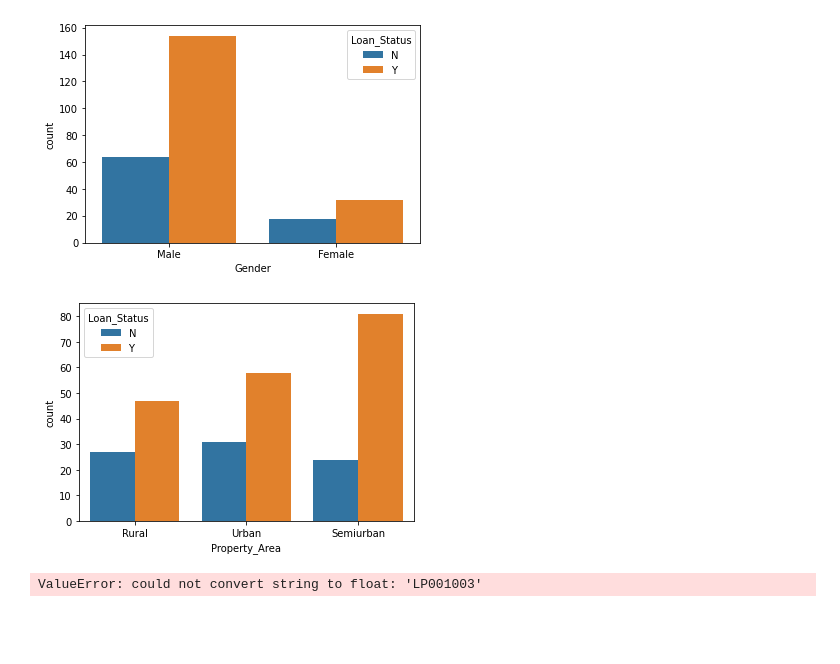
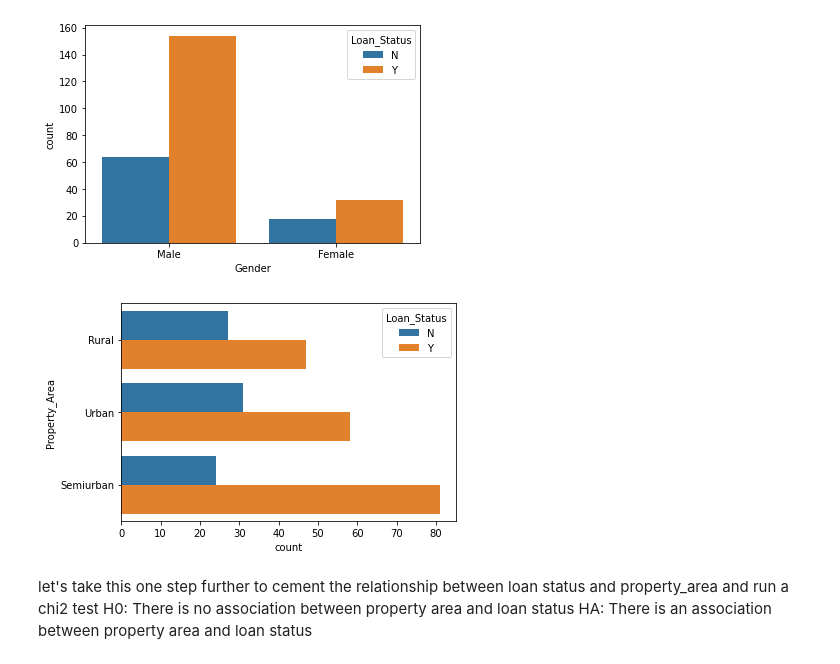
Before and after one commit to SLawsonWoods/Loan_Status_Classification_Project, a Jupyter notebook: my_project.ipynb, the cells around one changed output. Drawn from its saved outputs; the diff is of its cells as text; code cells hidden in the pictures; blank space fills up the shorter version.

```diff
--- a/my_project.ipynb
+++ b/my_project.ipynb
@@ -247,13 +292,12 @@ plt.show()
 # %% [output]
 [figure]
 # %%
-# plot payment_type by churnn in a countplot
-sns.countplot(data=train, x='Property_Area', hue='Loan_Status')
+# plot senior_citizen by churn in a countplot
+sns.countplot(data=train, y='Property_Area', hue='Loan_Status')
 plt.show()
 # %% [output]
-[figure, old version]
+[figure, new version]
-# %%
-# create a heatmap
-v1 = sns.heatmap(df)
-# %% [output]
-ValueError: could not convert string to float: 'LP001003'
+# %% [markdown]
+let's take this one step further to cement the relationship between loan status and property_area and run a chi2 test
+H0: There is no association between property area and loan status
+HA: There is an association between property area and loan status
```
Also changed, not shown: parts of 45 cells of this notebook, 1 other file.
